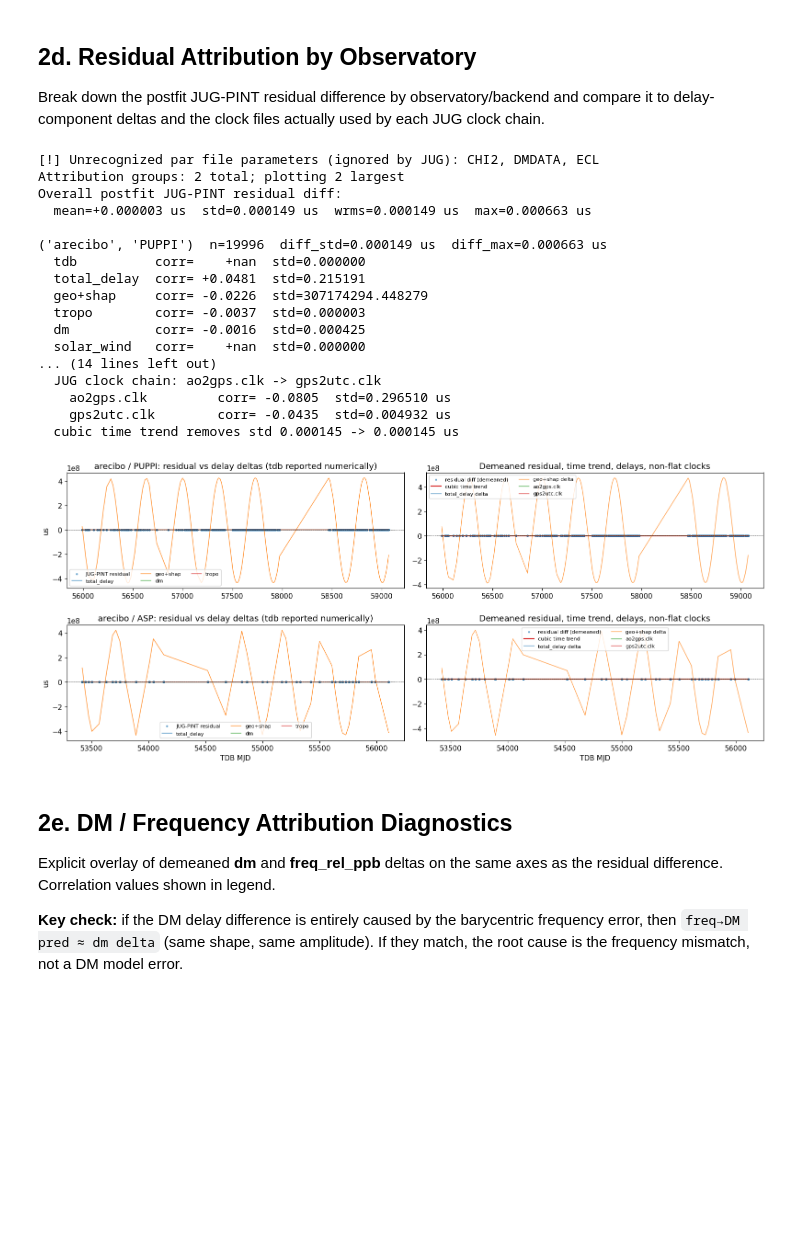
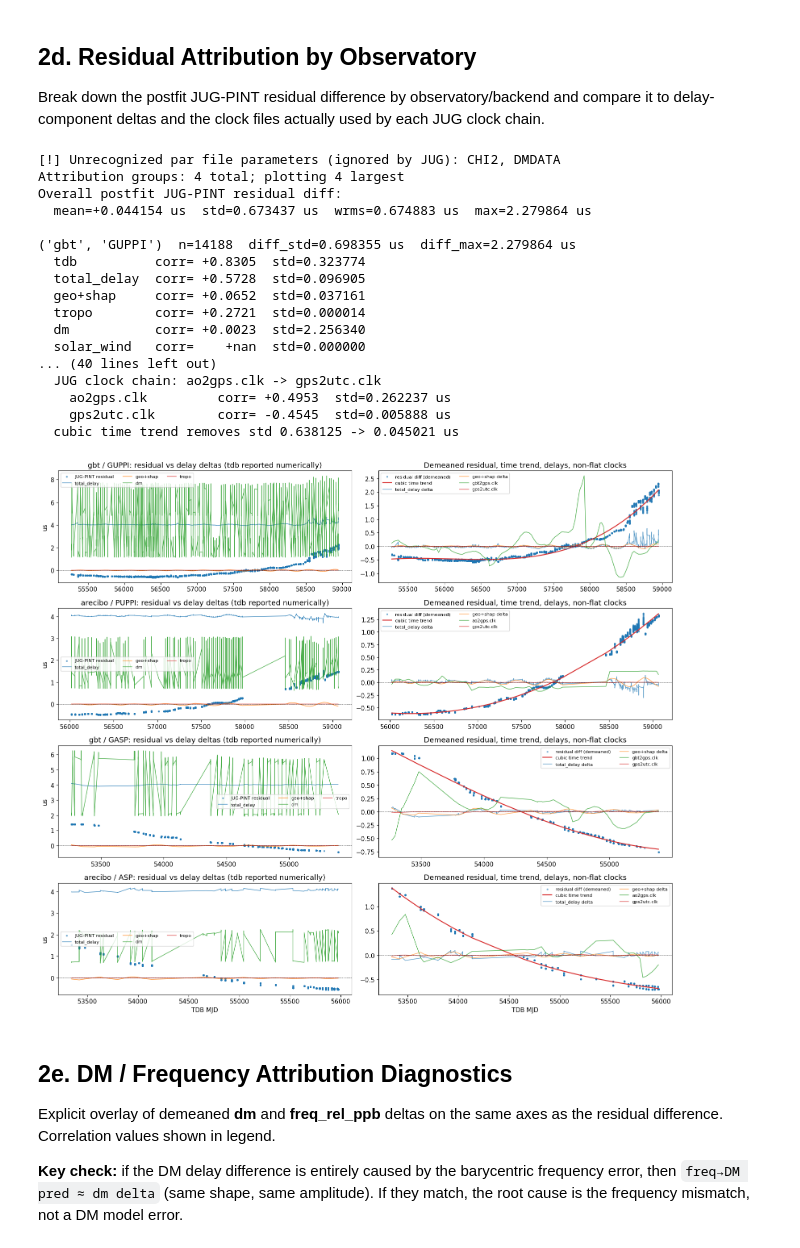
Before and after one commit to MattTMiles/jug, a Jupyter notebook: notebooks/jug_vs_pint_noise_comparison.ipynb, the cells around one changed output. Drawn from its saved outputs; the diff is of its cells as text; code cells hidden in the pictures; blank space fills up the shorter version.

```diff
--- a/notebooks/jug_vs_pint_noise_comparison.ipynb
+++ b/notebooks/jug_vs_pint_noise_comparison.ipynb
@@ -130,8 +130,10 @@ Sorted for PINT: pks2gps.draft~, time_ao.dat, pks2gps.clk~, pks2gps.bkp, pks2gps
 # par = '/home/mattm/projects/jug_test_files/jug_debug/from_MKeith/Mike_K/ideal.par'
 # tim = '/home/mattm/projects/jug_test_files/jug_debug/from_MKeith/Mike_K/ideal.tim'
 
-par = "/home/mattm/soft/JUG/data/pulsars/NG_data/NG_15yr_partim/J1713+0747ao_PINT_20220306.nb.par"
-tim = "/home/mattm/soft/JUG/data/pulsars/NG_data/NG_15yr_partim/J1713+0747ao_PINT_20220306.nb.tim"
+psrtag = "B1937+21_PINT_20220306"
+
+par = f"/home/mattm/soft/JUG/data/pulsars/NG_data/NG_15yr_partim/{psrtag}.nb.par"
+tim = f"/home/mattm/soft/JUG/data/pulsars/NG_data/NG_15yr_partim/{psrtag}.nb.tim"
 
 # TNDM_OFFSET: Tempo2 DM basis uses 1/(DMKappa × freq_Hz²),
 # enterprise/JUG uses (1400/freq_MHz)². This offset converts between them.
@@ -257,6 +259,7 @@ _ALL_COMPONENTS = [
     ('Red Noise',  'RedNoise',       'pl_red_noise'),
     ('DM Noise',   'DMNoise',        'pl_DM_noise'),
     ('Chromatic',  'ChromaticNoise', 'pl_chrom_noise'),
+    ('ECORR',     'ECORR',          'ecorr_noise'),
 ]
 mapping = [(label, jkey, pkey) for label, jkey, pkey in _ALL_COMPONENTS if jkey in jug_nr]
 
@@ -473,6 +705,8 @@ def _poly_trend(x, y, deg=3):
 def _corr(a, b):
     a = np.asarray(a, dtype=float)
     b = np.asarray(b, dtype=float)
+    if a.shape != b.shape:
+        return np.nan
     mask = np.isfinite(a) & np.isfinite(b)
     if mask.sum() < 3 or np.std(a[mask]) == 0 or np.std(b[mask]) == 0:
         return np.nan
@@ -525,9 +759,12 @@ _, _bpost, _bposts, _ = _bin_series(jug_mjd, _postfit_diff_us)
 for _x, _n, _ypre, _ypost in zip(_bx, _bn, _bpre, _bpost):
     print(f'  MJD {_x:10.2f} n={int(_n):6d}  pre={_ypre:+10.5f} us  post={_ypost:+10.5f} us')
 
-# Component correlations. If later attribution cell has not run yet, compute the
-# core component deltas here.
-if '_component_deltas' not in globals():
+# Component correlations. Recompute if missing or from a previous pulsar/kernel state.
+_need_component_deltas = '_component_deltas' not in globals()
+if not _need_component_deltas:
+    _expected_ntoas = len(jug_mjd)
+    _need_component_deltas = any(np.asarray(_v).shape[0] != _expected_ntoas for _v in _component_deltas.values())
+if _need_component_deltas:
     try:
         import pint.residuals as _pr
         _jug_components = session.compute_residuals(subtract_tzr=True, force_recompute=True)
@@ -595,12 +832,12 @@ if '_component_deltas' in globals():
     for _name, _c in sorted(zip(_used_names, _coef[:-1]), key=lambda kv: -abs(kv[1])):
         print(f'    {_name:12s} standardized_coef={_c:+.6f} us')
 
-# Per group drift and turnover.
-if '_groups' not in globals():
-    _groups = _defaultdict(list)
-    for _i, _toa in enumerate(session.toas_data):
-        _groups[(_toa.observatory.lower(), _toa.flags.get('fe', ''), _toa.flags.get('be', ''), _toa.flags.get('f', ''))].append(_i)
-    _groups = dict(sorted(_groups.items(), key=lambda kv: -len(kv[1])))
+# Per group drift and turnover. Rebuild every run so changing pulsars in the
+# same kernel cannot reuse stale group indices.
+_groups = _defaultdict(list)
+for _i, _toa in enumerate(session.toas_data):
+    _groups[(_toa.observatory.lower(), _toa.flags.get('fe', ''), _toa.flags.get('be', ''), _toa.flags.get('f', ''))].append(_i)
+_groups = dict(sorted(_groups.items(), key=lambda kv: -len(kv[1])))
 
 print('\nPer-group drift/turnover summary:')
 for _g, _idxs in sorted(_groups.items(), key=lambda kv: -len(kv[1])):
@@ -1805,6 +3540,8 @@ from jug.residuals.simple_calculator import _load_obs_chain
 def _corr(a, b):
     a = np.asarray(a, dtype=float)
     b = np.asarray(b, dtype=float)
+    if a.shape != b.shape:
+        return np.nan
     mask = np.isfinite(a) & np.isfinite(b)
     if mask.sum() < 3 or np.std(a[mask]) == 0 or np.std(b[mask]) == 0:
         return np.nan
@@ -1839,6 +3576,7 @@ _pint_freq_mhz = _pint_model_fit.barycentric_radio_freq(pint_toas).to('MHz').val
 
 _pint_geo_shap = (
     _pint_component_seconds('AstrometryEquatorial', 'solar_system_geometric_delay')
+    + _pint_component_seconds('AstrometryEcliptic', 'solar_system_geometric_delay')
     + _pint_component_seconds('SolarSystemShapiro', 'solar_system_shapiro_delay')
 )
 _component_deltas = {
@@ -1940,47 +3678,47 @@ for _row, (_g, _idxs) in enumerate(_plot_groups.items()):
     except Exception:
         _chain = []
     _flat_clocks = []
     for _clock_name in _chain:
         _clock_path = JUG_CLOCK_DIR / _clock_name
         if not _clock_path.exists():
             continue
         _clk = interpolate_clock_vectorized(parse_clock_file(_clock_path), _mjd_utc[_plot_idxs]) * 1e6
         if np.std(_clk) == 0.0:
             _flat_clocks.append(_clock_name)
             continue
         _clk = _demean(_clk)
         ax.plot(_x, _clk, lw=1.0, alpha=0.85, label=_clock_name)
     if _flat_clocks:
         ax.text(0.02, 0.96, 'flat clocks: ' + ', '.join(_flat_clocks),
                 transform=ax.transAxes, va='top', ha='left', fontsize=8)
     ax.axhline(0, color='k', lw=0.5, ls='--')
     ax.set_title('Demeaned residual, time trend, delays, non-flat clocks')
     ax.legend(fontsize=8, ncol=2)
 
 axes[-1, 0].set_xlabel('TDB MJD')
 axes[-1, 1].set_xlabel('TDB MJD')
 plt.tight_layout()
 plt.savefig('notebooks/jug_vs_pint_residual_attribution.png', dpi=150, bbox_inches='tight')
 plt.show()
 # %% [output]
-[!] Unrecognized par file parameters (ignored by JUG): CHI2, DMDATA, ECL
-Attribution groups: 2 total; plotting 2 largest
+[!] Unrecognized par file parameters (ignored by JUG): CHI2, DMDATA
+Attribution groups: 4 total; plotting 4 largest
 Overall postfit JUG-PINT residual diff:
-  mean=+0.000003 us  std=0.000149 us  wrms=0.000149 us  max=0.000663 us
+  mean=+0.044154 us  std=0.673437 us  wrms=0.674883 us  max=2.279864 us
 
-('arecibo', 'PUPPI')  n=19996  diff_std=0.000149 us  diff_max=0.000663 us
-  tdb          corr=    +nan  std=0.000000
-  total_delay  corr= +0.0481  std=0.215191
-  geo+shap     corr= -0.0226  std=307174294.448279
-  tropo        corr= -0.0037  std=0.000003
-  dm           corr= -0.0016  std=0.000425
+('gbt', 'GUPPI')  n=14188  diff_std=0.698355 us  diff_max=2.279864 us
+  tdb          corr= +0.8305  std=0.323774
+  total_delay  corr= +0.5728  std=0.096905
+  geo+shap     corr= +0.0652  std=0.037161
+  tropo        corr= +0.2721  std=0.000014
+  dm           corr= +0.0023  std=2.256340
   solar_wind   corr=    +nan  std=0.000000
-... (14 lines left out)
+... (40 lines left out)
   JUG clock chain: ao2gps.clk -> gps2utc.clk
-    ao2gps.clk         corr= -0.0805  std=0.296510 us
-    gps2utc.clk        corr= -0.0435  std=0.004932 us
-  cubic time trend removes std 0.000145 -> 0.000145 us
+    ao2gps.clk         corr= +0.4953  std=0.262237 us
+    gps2utc.clk        corr= -0.4545  std=0.005888 us
+  cubic time trend removes std 0.638125 -> 0.045021 us
-[figure, old version]
+[figure, new version]
 # %% [markdown]
 ## 2e. DM / Frequency Attribution Diagnostics
 
```
Also changed, not shown: parts of 48 cells of this notebook, 8 other files.
